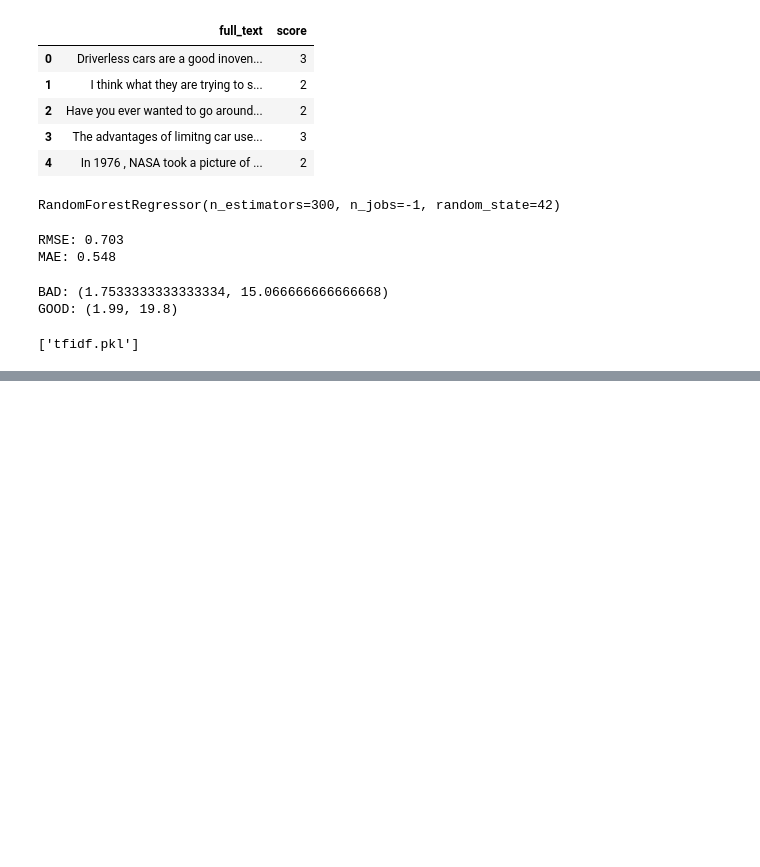
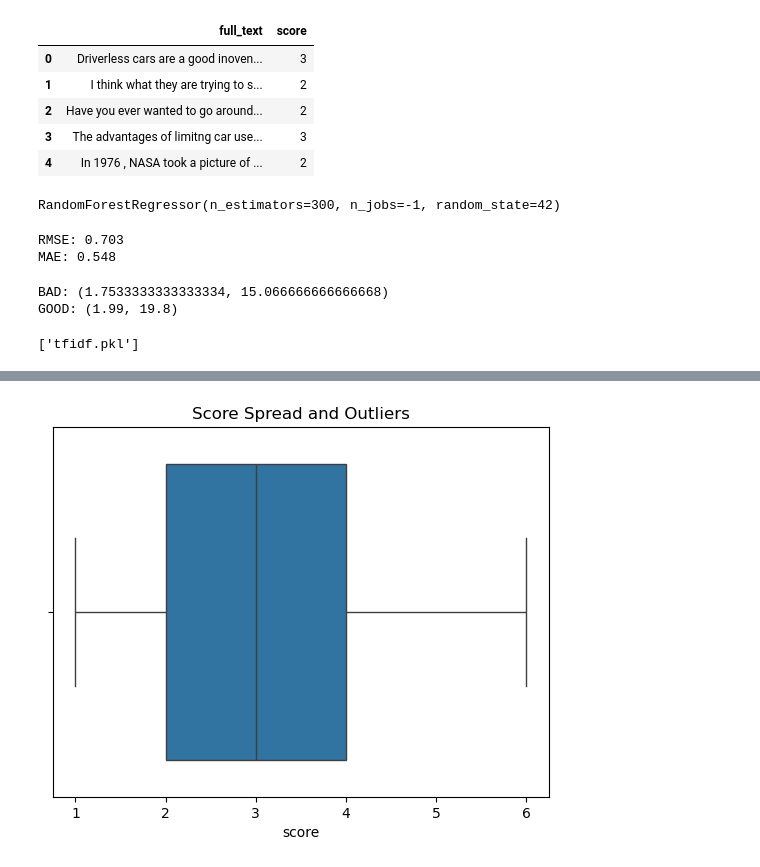
Before and after one commit to Itrfan/Content-coherence, a Jupyter notebook: content_coherence.ipynb, the cells around one changed output, grey strips where cells are left out. Drawn from its saved outputs; the diff is of its cells as text; code cells hidden in the pictures; blank space fills up the shorter version.

```diff
--- a/content_coherence.ipynb
+++ b/content_coherence.ipynb
@@ -196,0 +219,7 @@ joblib.dump(tfidf, "tfidf.pkl")
+# %%
+plt.figure()
+sns.boxplot(x=df['score'])
+plt.title("Score Spread and Outliers")
+plt.show()
+# %% [output]
+[figure, added]
```
Also changed, not shown: parts of 6 cells of this notebook, 2 other files.
